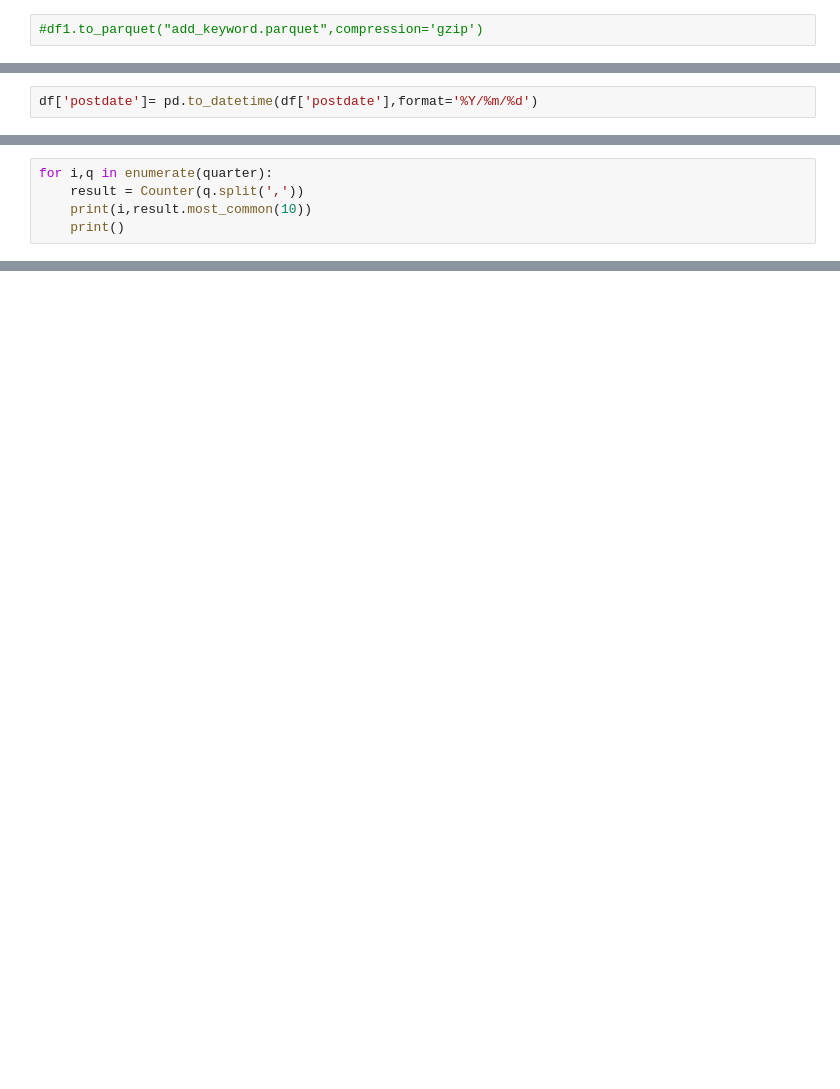
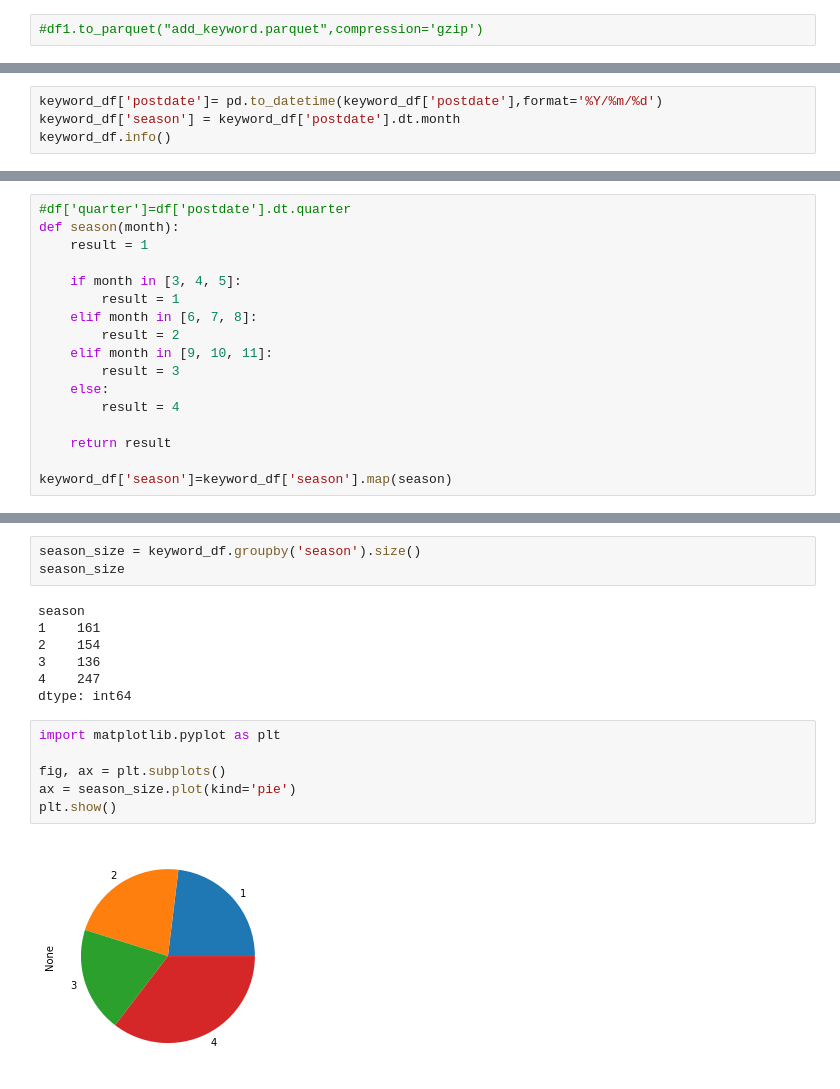
Before and after one commit to ukjinlee66/jeju_tourist_recommend, a Jupyter notebook: analysis/keybert_keyword.ipynb, the cells around one changed output, grey strips where cells are left out. Cells and saved outputs as stored; diff of their text form; blank space fills up the shorter version.

```diff
--- a/analysis/keybert_keyword.ipynb
+++ b/analysis/keybert_keyword.ipynb
@@ -271,2 +339,4 @@ result.most_common(20)
 # %%
-df['postdate']= pd.to_datetime(df['postdate'],format='%Y/%m/%d')
+keyword_df['postdate']= pd.to_datetime(keyword_df['postdate'],format='%Y/%m/%d')
+keyword_df['season'] = keyword_df['postdate'].dt.month
+keyword_df.info()
@@ -281,5 +356,0 @@ quarter[0]
-# %%
-for i,q in enumerate(quarter):
-    result = Counter(q.split(','))
-    print(i,result.most_common(10))
-    print()
@@ -386,0 +357,17 @@ mmr(doc_embedding, candidate_embeddings, candidates, top_n=10, diversity=0.5)
+# %%
+#df['quarter']=df['postdate'].dt.quarter
+def season(month):
+    result = 1
+
+    if month in [3, 4, 5]:
+        result = 1
+    elif month in [6, 7, 8]:
+        result = 2
+    elif month in [9, 10, 11]:
+        result = 3
+    else:
+        result = 4
+
+    return result
+
+keyword_df['season']=keyword_df['season'].map(season)
@@ -386,0 +396,18 @@ mmr(doc_embedding, candidate_embeddings, candidates, top_n=10, diversity=0.5)
+# %%
+season_size = keyword_df.groupby('season').size()
+season_size
+# %% [output]
+season
+1    161
+2    154
+3    136
+4    247
+dtype: int64
+# %%
+import matplotlib.pyplot as plt
+
+fig, ax = plt.subplots()
+ax = season_size.plot(kind='pie')
+plt.show()
+# %% [output]
+[figure, added]
```
Also changed, not shown: parts of 40 cells of this notebook.
